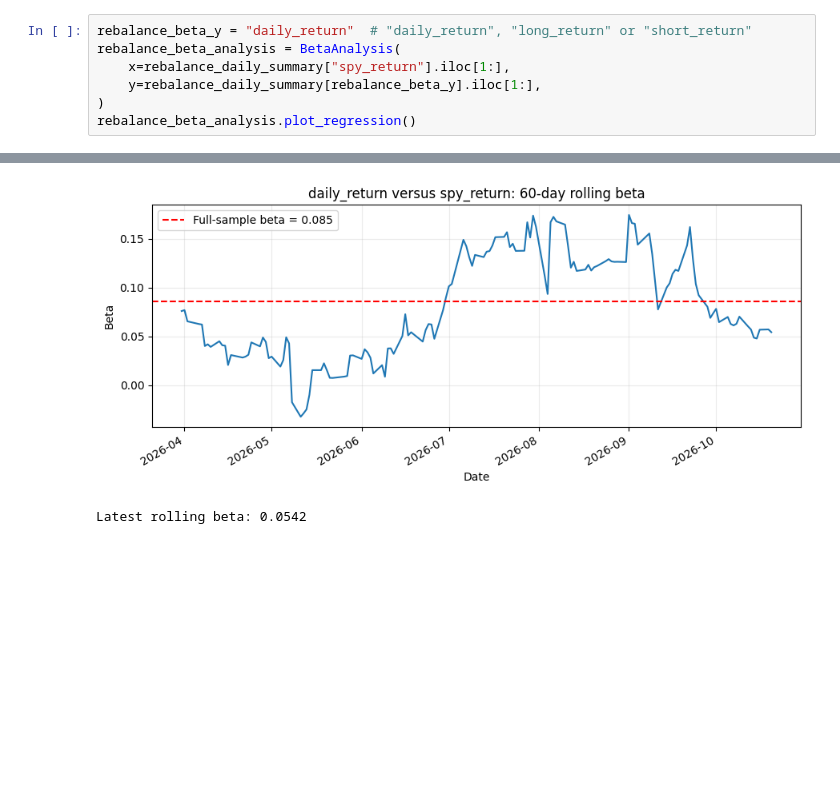
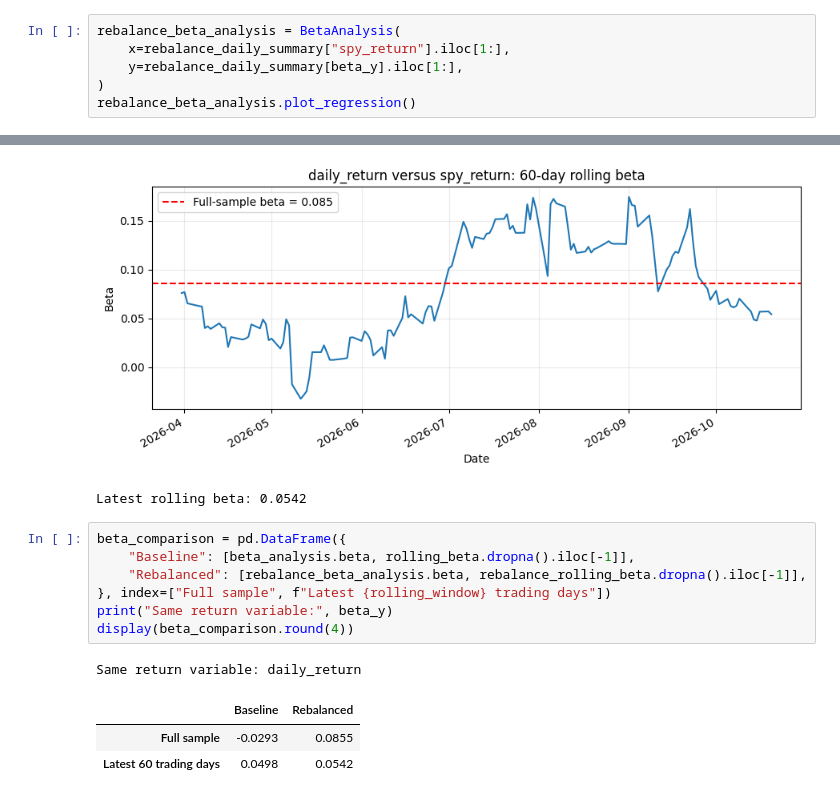
Before and after one commit to asd1354403003/Long-Short-Tax-Saving, a Jupyter notebook: analysis.ipynb, the cells around one changed output, grey strips where cells are left out. Drawn from its saved outputs; the diff is of its cells as text; blank space fills up the shorter version.

```diff
--- a/analysis.ipynb
+++ b/analysis.ipynb
@@ -501,8 +504,7 @@ Use the existing `BetaAnalysis` class with SPY returns as x and rebalanced strat
 # %%
-rebalance_beta_y = "daily_return"  # "daily_return", "long_return" or "short_return"
 rebalance_beta_analysis = BetaAnalysis(
     x=rebalance_daily_summary["spy_return"].iloc[1:],
-    y=rebalance_daily_summary[rebalance_beta_y].iloc[1:],
+    y=rebalance_daily_summary[beta_y].iloc[1:],
 )
 rebalance_beta_analysis.plot_regression()
 # %% [output]
@@ -513,3 +515,15 @@ rebalance_rolling_beta = rebalance_beta_analysis.plot_rolling_beta(window=rollin
 # %% [output]
 [figure]
 Latest rolling beta: 0.0542
+# %%
+beta_comparison = pd.DataFrame({
+    "Baseline": [beta_analysis.beta, rolling_beta.dropna().iloc[-1]],
+    "Rebalanced": [rebalance_beta_analysis.beta, rebalance_rolling_beta.dropna().iloc[-1]],
+}, index=["Full sample", f"Latest {rolling_window} trading days"])
+print("Same return variable:", beta_y)
+display(beta_comparison.round(4))
+# %% [output]
+Same return variable: daily_return
+|  | Baseline | Rebalanced |
+| Full sample | -0.0293 | 0.0855 |
+| Latest 60 trading days | 0.0498 | 0.0542 |
```
Also changed, not shown: parts of 6 cells of this notebook, 2 other files.
